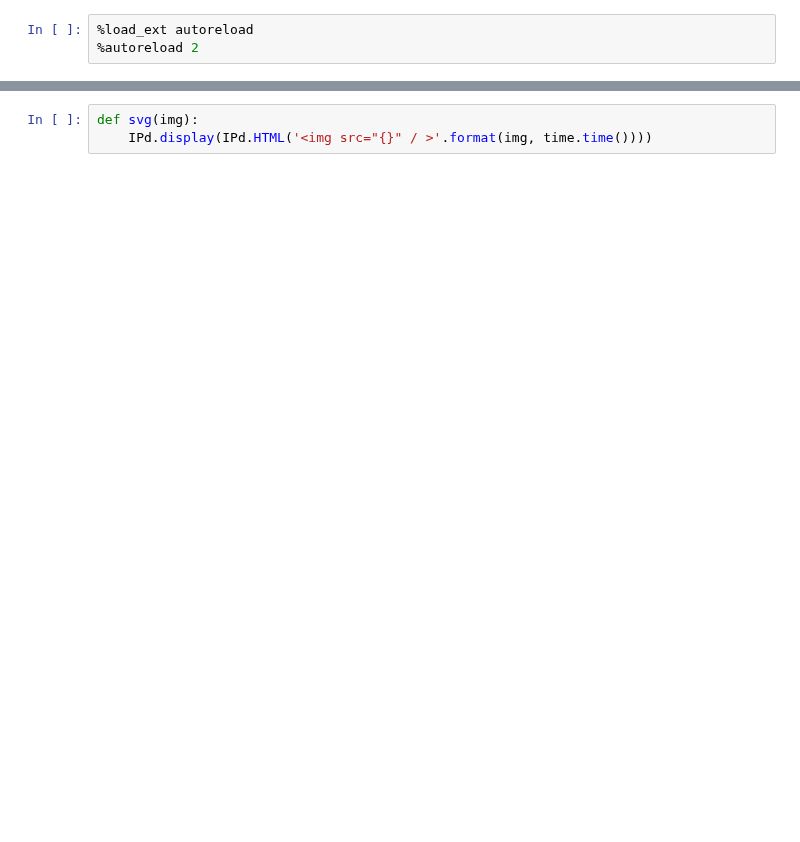
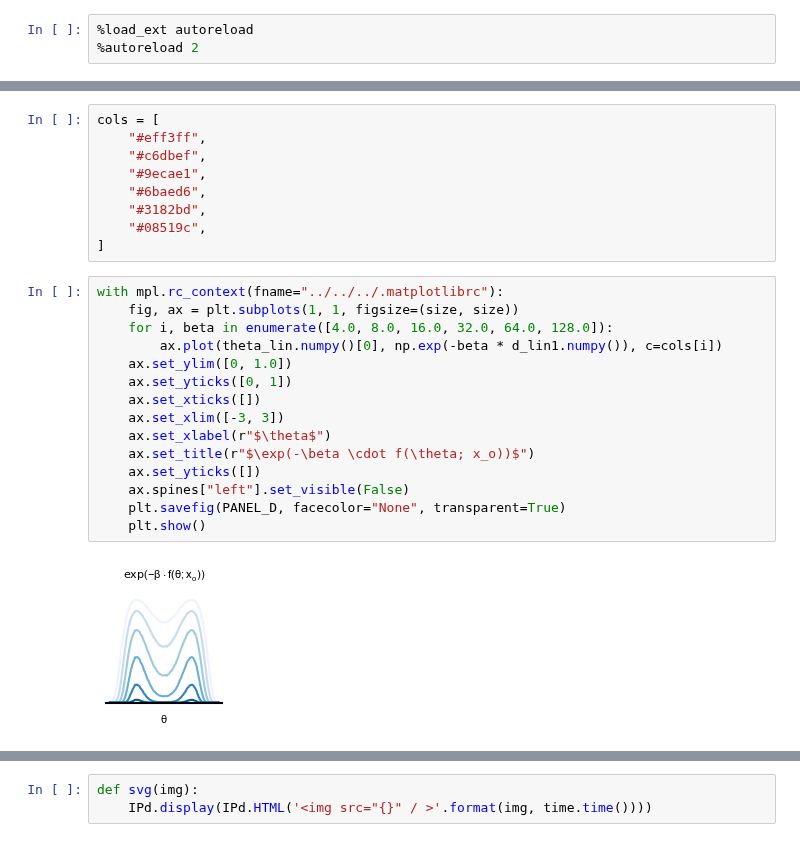
Before and after one commit to mackelab/neuralgbi, a Jupyter notebook: paper/fig1/notebooks/01_build_figure.ipynb, the cells around one changed output, grey strips where cells are left out. Saved outputs shown, nothing was run; the diff lists cells and outputs as text; blank space fills up the shorter version.

```diff
--- a/paper/fig1/notebooks/01_build_figure.ipynb
+++ b/paper/fig1/notebooks/01_build_figure.ipynb
@@ -18,0 +90,26 @@ with mpl.rc_context(fname="../../../.matplotlibrc"):
+# %%
+cols = [
+    "#eff3ff",
+    "#c6dbef",
+    "#9ecae1",
+    "#6baed6",
+    "#3182bd",
+    "#08519c",
+]
+# %%
+with mpl.rc_context(fname="../../../.matplotlibrc"):
+    fig, ax = plt.subplots(1, 1, figsize=(size, size))
+    for i, beta in enumerate([4.0, 8.0, 16.0, 32.0, 64.0, 128.0]):
+        ax.plot(theta_lin.numpy()[0], np.exp(-beta * d_lin1.numpy()), c=cols[i])
+    ax.set_ylim([0, 1.0])
+    ax.set_yticks([0, 1])
+    ax.set_xticks([])
+    ax.set_xlim([-3, 3])
+    ax.set_xlabel(r"$\theta$")
+    ax.set_title(r"$\exp(-\beta \cdot f(\theta; x_o))$")
+    ax.set_yticks([])
+    ax.spines["left"].set_visible(False)
+    plt.savefig(PANEL_D, facecolor="None", transparent=True)
+    plt.show()
+# %% [output]
+[figure, added]
```
Also changed, not shown: parts of 19 cells of this notebook.
